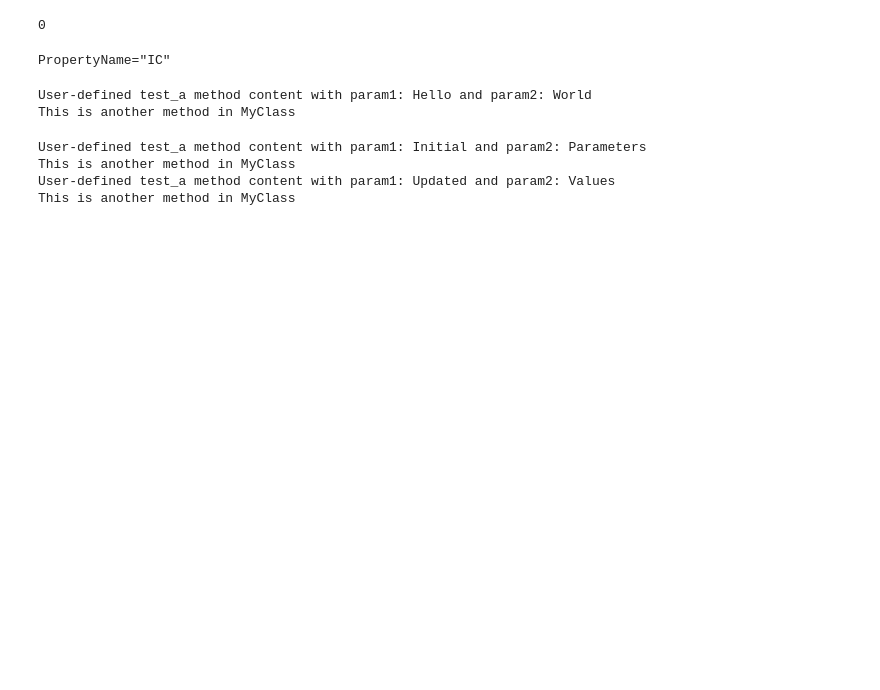
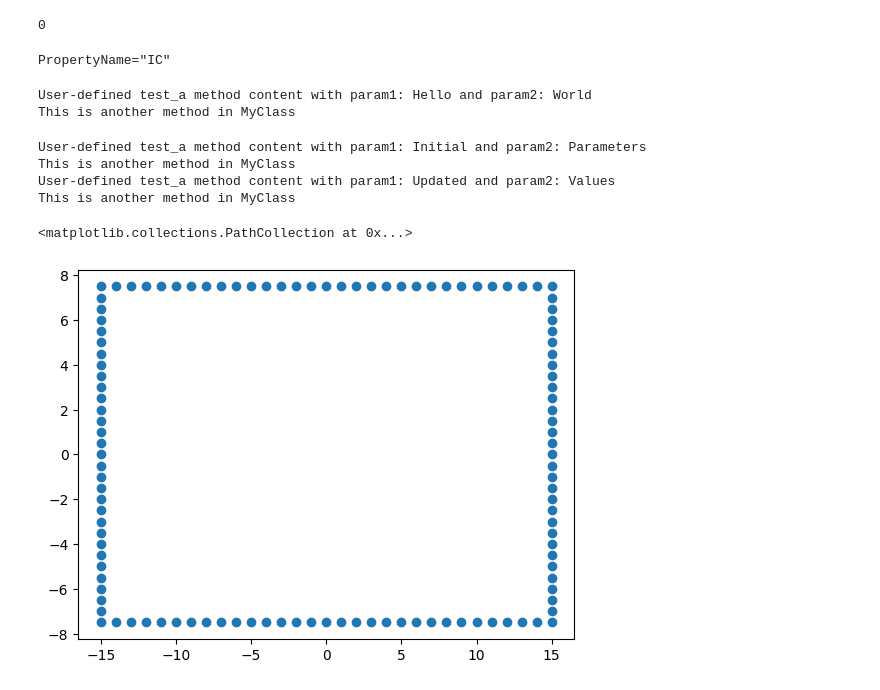
Before and after one commit to vvclin-git/lt_srg_designer, a Jupyter notebook: 20241014.ipynb, the cells around one changed output. Saved outputs shown, nothing was run; the diff lists cells and outputs as text; code cells hidden in the pictures; blank space fills up the shorter version.

```diff
--- a/20241014.ipynb
+++ b/20241014.ipynb
@@ -259,3 +259,48 @@ grating_params = [grating_params_ic, grating_params_epe, grating_params_oc]
 for i, t in enumerate(grating_types):
     with open(f'grating_params_{t}.json', 'w') as f:
         json.dump(grating_params[i], f)
+# %%
+import numpy as np
+import matplotlib.pyplot as plt
+
+
+def get_outermost_points(x, y):
+    """
+    Get the outermost grid points from two 1D coordinate arrays.
+
+    Parameters:
+        x (numpy.ndarray): 1D array of x-coordinates.
+        y (numpy.ndarray): 1D array of y-coordinates.
+
+    Returns:
+        numpy.ndarray: 2D array of outermost (x, y) points.
+    """
+    # Top and bottom rows (vary x, y fixed at min and max)
+    top_bottom_x = np.concatenate([x, x])  # x varies
+    top_bottom_y = np.concatenate([np.full_like(x, y[0]), np.full_like(x, y[-1])])  # y is fixed
+
+    # Left and right columns (vary y, x fixed at min and max)
+    left_right_x = np.concatenate([np.full_like(y[1:-1], x[0]), np.full_like(y[1:-1], x[-1])])  # x is fixed
+    left_right_y = np.concatenate([y[1:-1], y[1:-1]])  # y varies
+
+    # Combine all points
+    outer_x = np.concatenate([top_bottom_x, left_right_x])
+    outer_y = np.concatenate([top_bottom_y, left_right_y])
+
+    # Combine into (x, y) pairs
+    return np.column_stack((outer_x, outer_y))
+
+hfov = 30
+vfov = 15
+angle_step = 1
+
+num = int((hfov / angle_step)) + 1
+hfov_pts = np.linspace(-0.5 * hfov, 0.5 * hfov, num)
+vfov_pts = np.linspace(-0.5 * vfov, 0.5 * vfov, num)
+vertices = get_outermost_points(hfov_pts, vfov_pts)
+# vertices = np.squeeze(np.dstack([hfov_pts, vfov_pts]))
+# print(vertices.shape)
+plt.scatter(vertices[:, 0], vertices[:, 1])
+# %% [output]
+<matplotlib.collections.PathCollection at 0x...>
+[figure, added]
```
Also changed, not shown: parts of 3 cells of this notebook, 2 other files.
